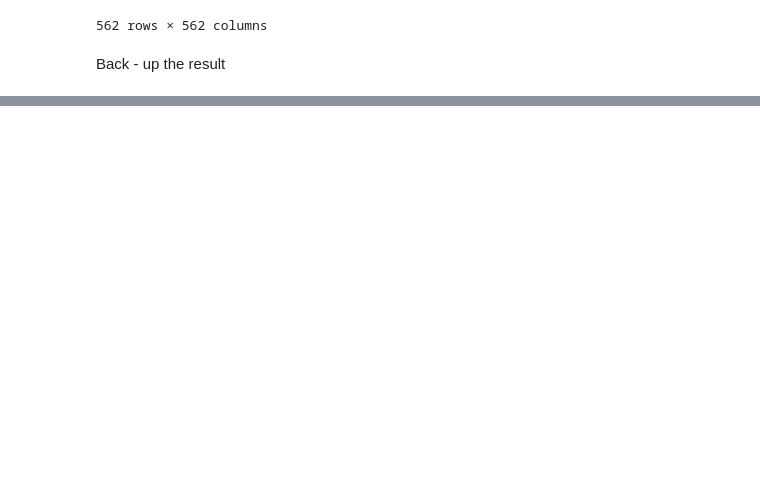
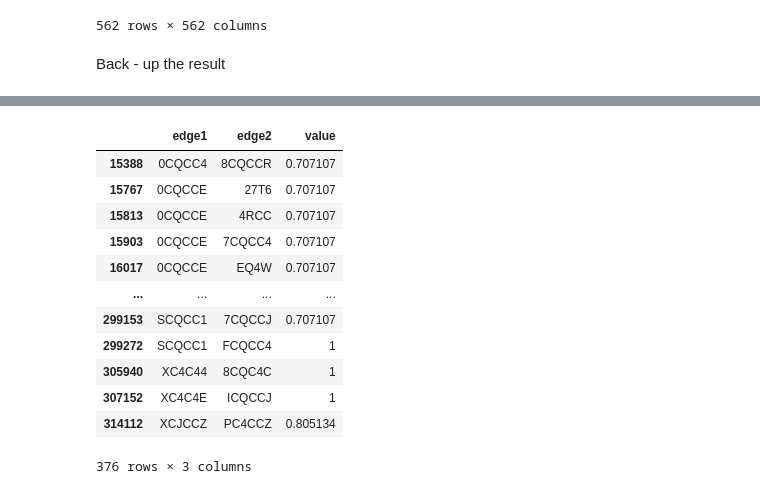
Before and after one commit to HikariJadeEmpire/AdvancedAnalytics-MADT8101, a Jupyter notebook: Section04/Product recommendation/ProductRecommand.ipynb, the cells around one changed output, grey strips where cells are left out. Cells and saved outputs as stored; diff of their text form; code cells hidden in the pictures; blank space fills up the shorter version.

```diff
--- a/Section04/Product recommendation/ProductRecommand.ipynb
+++ b/Section04/Product recommendation/ProductRecommand.ipynb
@@ -208,0 +242,17 @@ Length: 315844, dtype: object
+# %%
+links_filtered = links.loc[ (links['value'] > 0.5) & (links['edge1'] != links['edge2']) ]
+links_filtered
+# %% [output]
+|  | edge1 | edge2 | value |
+| 15388 | 0CQCC4 | 8CQCCR | 0.707107 |
+| 15767 | 0CQCCE | 27T6 | 0.707107 |
+| 15813 | 0CQCCE | 4RCC | 0.707107 |
+| 15903 | 0CQCCE | 7CQCC4 | 0.707107 |
+| 16017 | 0CQCCE | EQ4W | 0.707107 |
+| ... | ... | ... | ... |
+| 299153 | SCQCC1 | 7CQCCJ | 0.707107 |
+| 299272 | SCQCC1 | FCQCC4 | 1 |
+| 305940 | XC4C44 | 8CQC4C | 1 |
+| 307152 | XC4C4E | ICQCCJ | 1 |
+| 314112 | XCJCCZ | PC4CCZ | 0.805134 |
+376 rows × 3 columns
```
Also changed, not shown: parts of 8 cells of this notebook.
